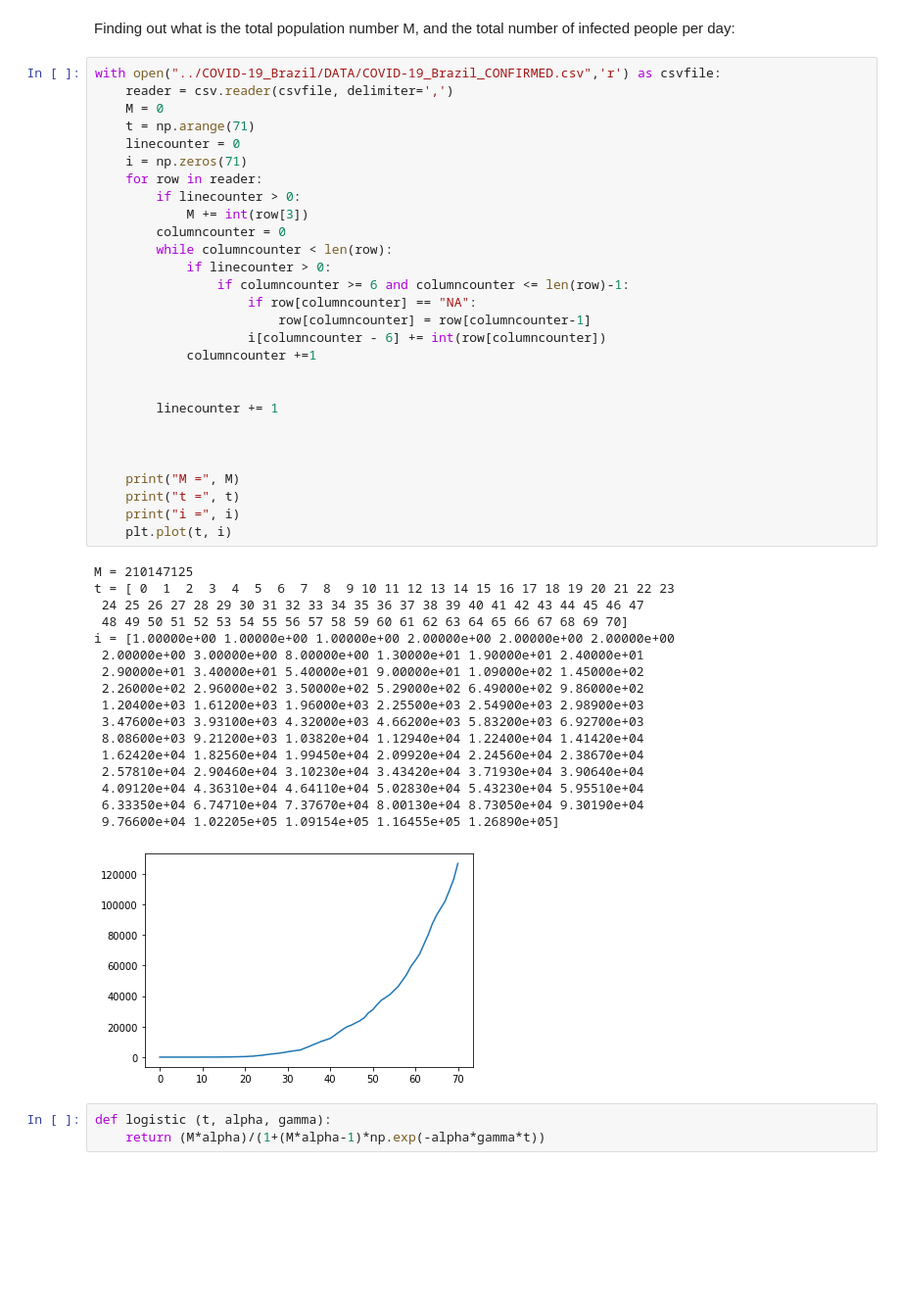
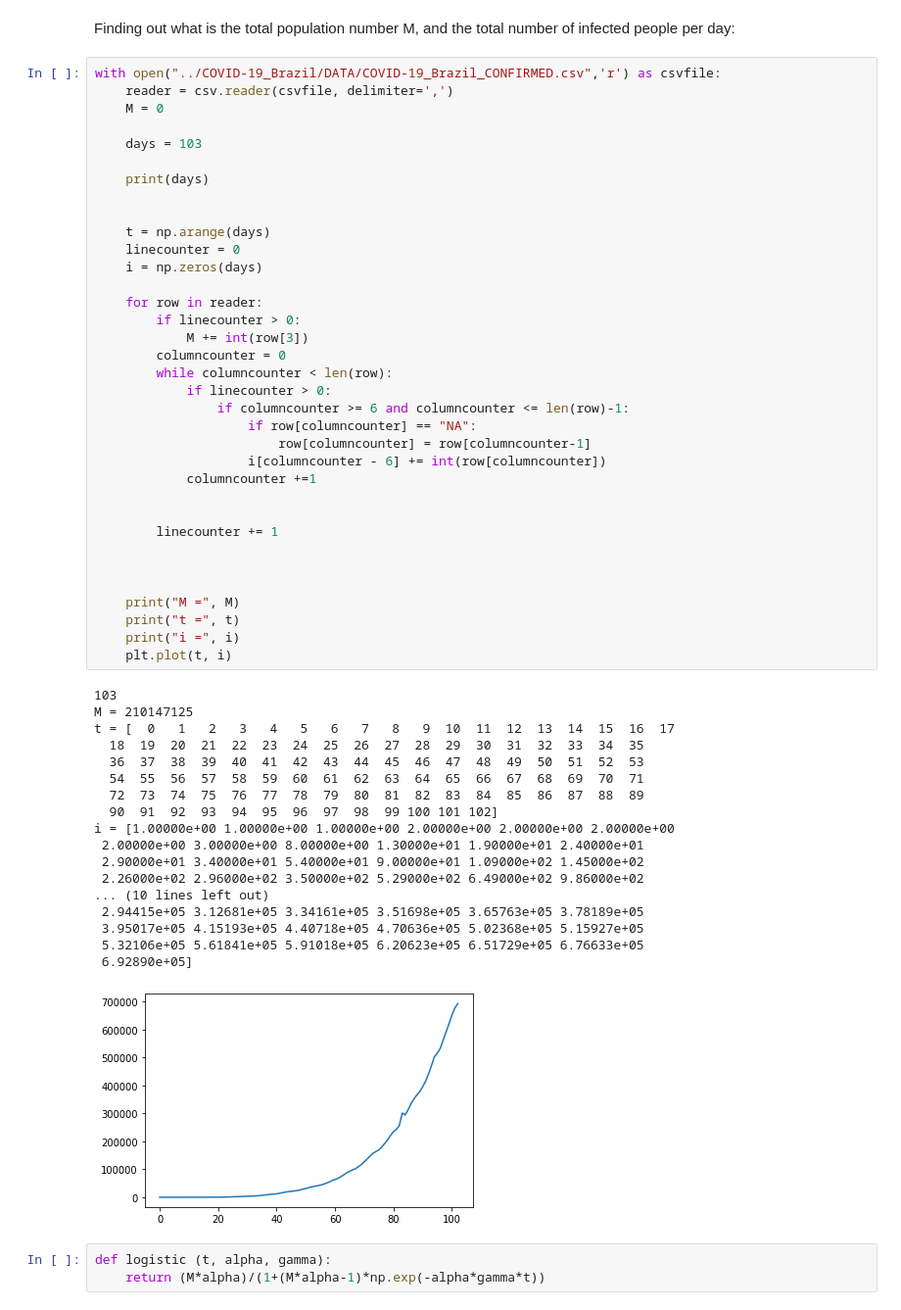
Before and after one commit to lubp1/SIR_model_COVID, a Jupyter notebook: logistic_parameters_estimation.ipynb, the cells around one changed output. Shown at 98% size. Saved outputs shown, nothing was run; the diff lists cells and outputs as text; blank space fills up the shorter version.

```diff
--- a/logistic_parameters_estimation.ipynb
+++ b/logistic_parameters_estimation.ipynb
@@ -9,48 +9,56 @@ Finding out what is the total population number M, and the total number of infec
 with open("../COVID-19_Brazil/DATA/COVID-19_Brazil_CONFIRMED.csv",'r') as csvfile:
     reader = csv.reader(csvfile, delimiter=',')
     M = 0
-    t = np.arange(71)
+
+    days = 103
+
+    print(days)
+
+
+    t = np.arange(days)
     linecounter = 0
-    i = np.zeros(71)
+    i = np.zeros(days)
+
     for row in reader:
         if linecounter > 0:
             M += int(row[3])
         columncounter = 0
         while columncounter < len(row):
             if linecounter > 0:
                 if columncounter >= 6 and columncounter <= len(row)-1:
                     if row[columncounter] == "NA":
                         row[columncounter] = row[columncounter-1]
                     i[columncounter - 6] += int(row[columncounter])
             columncounter +=1
 
 
         linecounter += 1
 
 
 
     print("M =", M)
     print("t =", t)
     print("i =", i)
     plt.plot(t, i)
 # %% [output]
+103
 M = 210147125
-t = [ 0  1  2  3  4  5  6  7  8  9 10 11 12 13 14 15 16 17 18 19 20 21 22 23
- 24 25 26 27 28 29 30 31 32 33 34 35 36 37 38 39 40 41 42 43 44 45 46 47
- 48 49 50 51 52 53 54 55 56 57 58 59 60 61 62 63 64 65 66 67 68 69 70]
+t = [  0   1   2   3   4   5   6   7   8   9  10  11  12  13  14  15  16  17
+  18  19  20  21  22  23  24  25  26  27  28  29  30  31  32  33  34  35
+  36  37  38  39  40  41  42  43  44  45  46  47  48  49  50  51  52  53
+  54  55  56  57  58  59  60  61  62  63  64  65  66  67  68  69  70  71
+  72  73  74  75  76  77  78  79  80  81  82  83  84  85  86  87  88  89
+  90  91  92  93  94  95  96  97  98  99 100 101 102]
 i = [1.00000e+00 1.00000e+00 1.00000e+00 2.00000e+00 2.00000e+00 2.00000e+00
  2.00000e+00 3.00000e+00 8.00000e+00 1.30000e+01 1.90000e+01 2.40000e+01
  2.90000e+01 3.40000e+01 5.40000e+01 9.00000e+01 1.09000e+02 1.45000e+02
  2.26000e+02 2.96000e+02 3.50000e+02 5.29000e+02 6.49000e+02 9.86000e+02
- 1.20400e+03 1.61200e+03 1.96000e+03 2.25500e+03 2.54900e+03 2.98900e+03
- 3.47600e+03 3.93100e+03 4.32000e+03 4.66200e+03 5.83200e+03 6.92700e+03
- 8.08600e+03 9.21200e+03 1.03820e+04 1.12940e+04 1.22400e+04 1.41420e+04
- 1.62420e+04 1.82560e+04 1.99450e+04 2.09920e+04 2.24560e+04 2.38670e+04
- 2.57810e+04 2.90460e+04 3.10230e+04 3.43420e+04 3.71930e+04 3.90640e+04
- 4.09120e+04 4.36310e+04 4.64110e+04 5.02830e+04 5.43230e+04 5.95510e+04
- 6.33350e+04 6.74710e+04 7.37670e+04 8.00130e+04 8.73050e+04 9.30190e+04
- 9.76600e+04 1.02205e+05 1.09154e+05 1.16455e+05 1.26890e+05]
+... (10 lines left out)
+ 2.94415e+05 3.12681e+05 3.34161e+05 3.51698e+05 3.65763e+05 3.78189e+05
+ 3.95017e+05 4.15193e+05 4.40718e+05 4.70636e+05 5.02368e+05 5.15927e+05
+ 5.32106e+05 5.61841e+05 5.91018e+05 6.20623e+05 6.51729e+05 6.76633e+05
+ 6.92890e+05]
-[figure, old version]
+[figure, new version]
 # %%
 def logistic (t, alpha, gamma):
     return (M*alpha)/(1+(M*alpha-1)*np.exp(-alpha*gamma*t))
```
Also changed, not shown: parts of 2 cells of this notebook, 1 other file.
